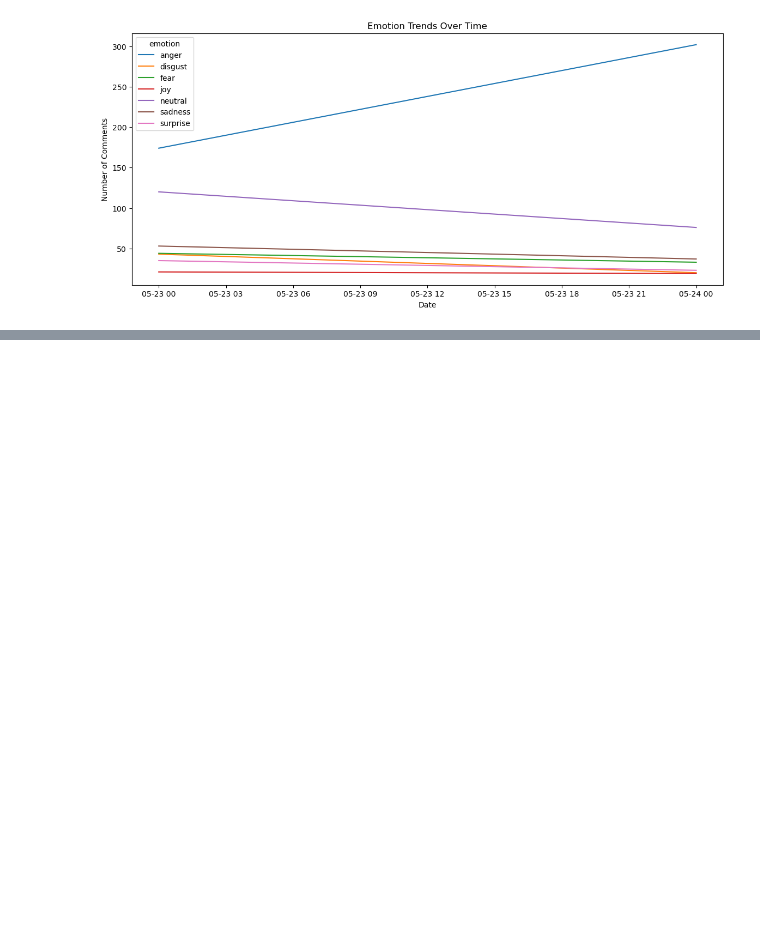
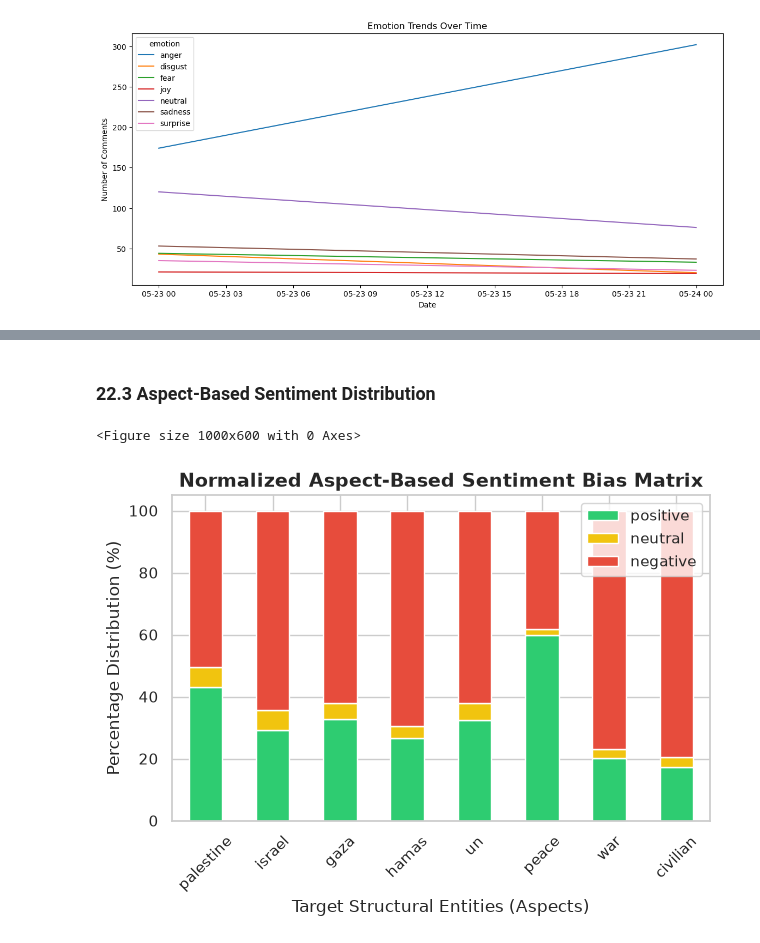
Before and after one commit to oshasho/SocialMediaComputing, a Jupyter notebook: SMCProject.ipynb, the cells around one changed output, grey strips where cells are left out. Saved outputs shown, nothing was run; the diff lists cells and outputs as text; code cells hidden in the pictures; blank space fills up the shorter version.

```diff
--- a/SMCProject.ipynb
+++ b/SMCProject.ipynb
@@ -1405,0 +1517,27 @@ plt.show()
+# %% [markdown]
+### 22.3 Aspect-Based Sentiment Distribution
+# %%
+aspect_df_normalized = (
+    aspect_df.div(aspect_df.sum(axis=1), axis=0) * 100
+)
+
+plt.figure(figsize=(10, 6))
+
+aspect_df_normalized.plot(
+    kind='bar',
+    stacked=True,
+    color=['#2ecc71', '#f1c40f', '#e74c3c']
+)
+
+plt.title('Normalized Aspect-Based Sentiment Bias Matrix',
+          fontsize=14,
+          fontweight='bold')
+plt.xlabel('Target Structural Entities (Aspects)')
+plt.ylabel('Percentage Distribution (%)')
+plt.xticks(rotation=45)
+
+plt.tight_layout()
+plt.show()
+# %% [output]
+<Figure size 1000x600 with 0 Axes>
+[figure, added]
```
Also changed, not shown: parts of 13 cells of this notebook, 1 other file.
